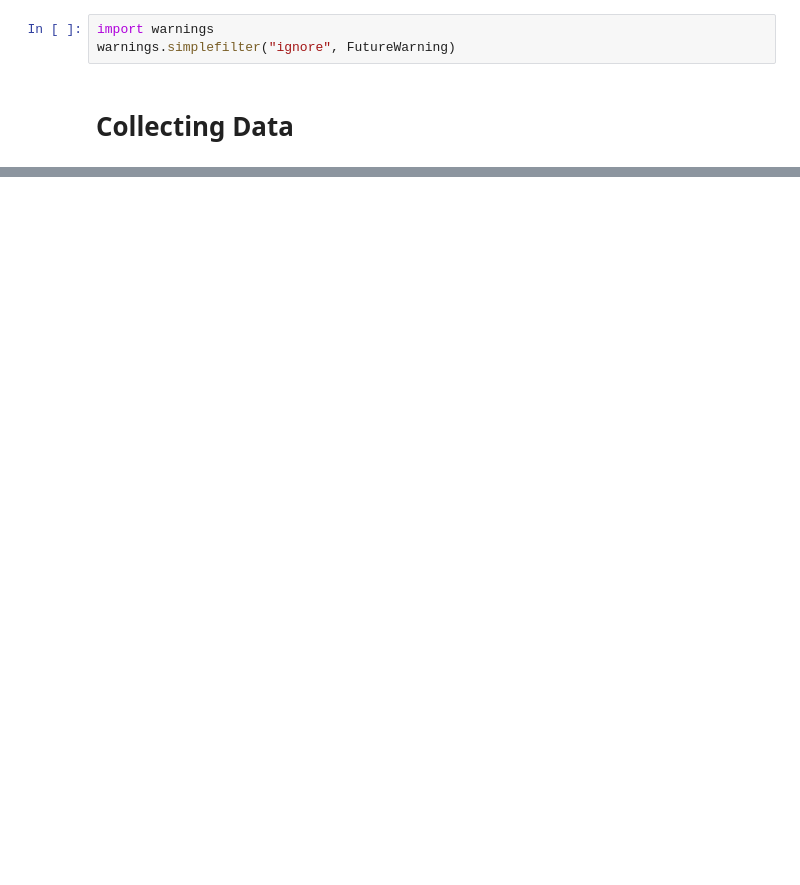
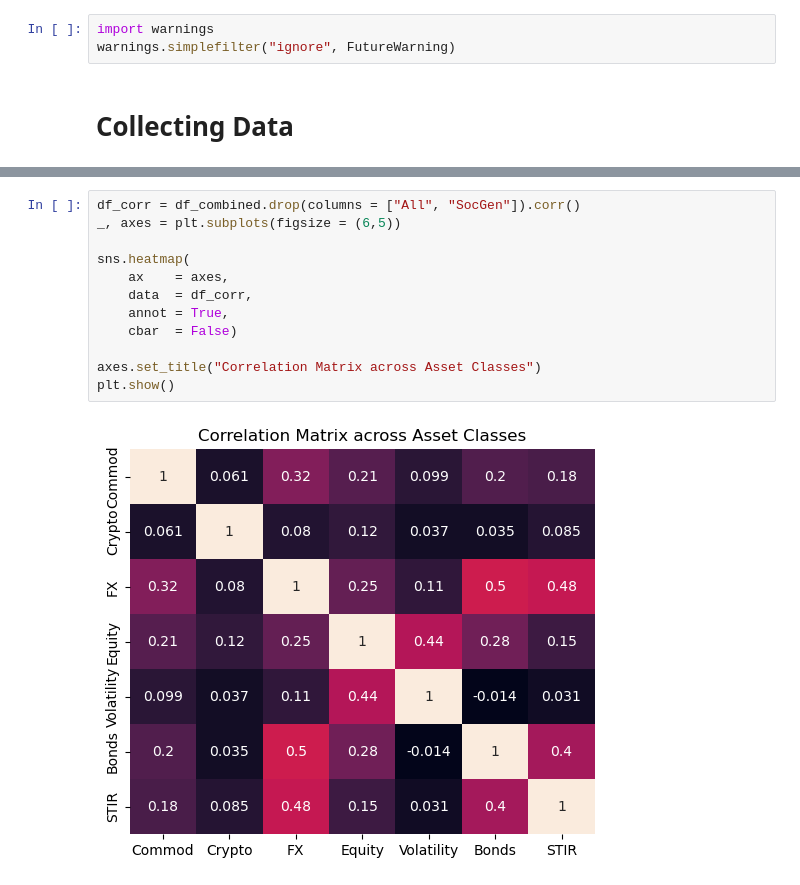
Before and after one commit to diegodalvarez/TrendSystem, a Jupyter notebook: 1GenericModel.ipynb, the cells around one changed output, grey strips where cells are left out. Drawn from its saved outputs; the diff is of its cells as text; blank space fills up the shorter version.

```diff
--- a/1GenericModel.ipynb
+++ b/1GenericModel.ipynb
@@ -374,0 +146,14 @@ df_decile_compare = (df_is_decile.merge(
+# %%
+df_corr = df_combined.drop(columns = ["All", "SocGen"]).corr()
+_, axes = plt.subplots(figsize = (6,5))
+
+sns.heatmap(
+    ax    = axes,
+    data  = df_corr,
+    annot = True,
+    cbar  = False)
+
+axes.set_title("Correlation Matrix across Asset Classes")
+plt.show()
+# %% [output]
+[figure, added]
```
Also changed, not shown: parts of 56 cells of this notebook, 2 other files.
